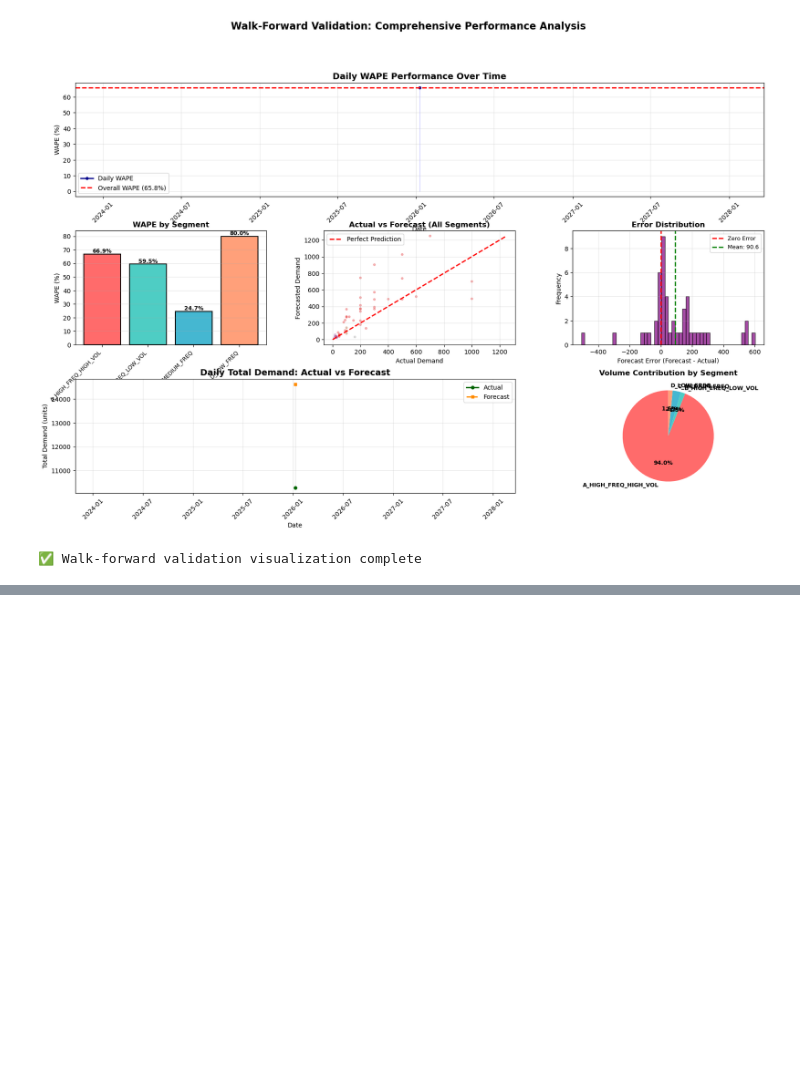
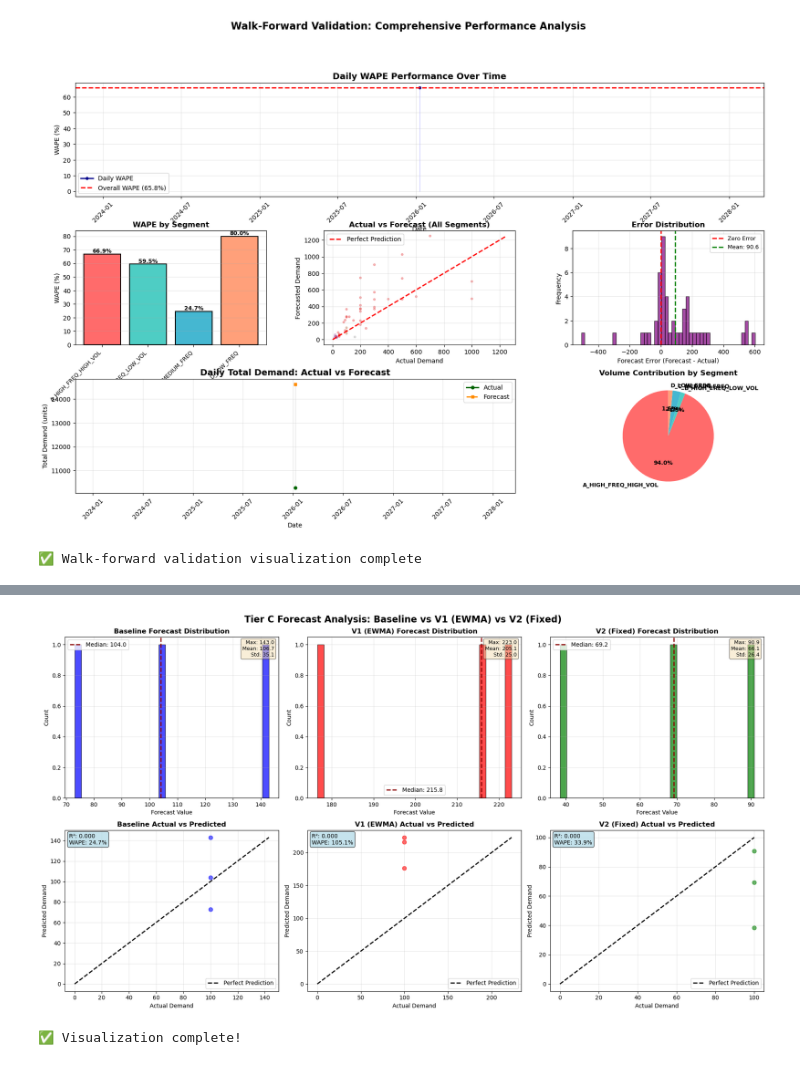
Before and after one commit to meldoyinmyhead/mobai-warehouse-PeekABoo, a Jupyter notebook: ai/notebooks/Forecasting/04_enhanced_forecasting_pipeline.ipynb, the cells around one changed output, grey strips where cells are left out. Saved outputs shown, nothing was run; the diff lists cells and outputs as text; code cells hidden in the pictures; blank space fills up the shorter version.

Commit message:
tier analysis

```diff
--- a/ai/notebooks/Forecasting/04_enhanced_forecasting_pipeline.ipynb
+++ b/ai/notebooks/Forecasting/04_enhanced_forecasting_pipeline.ipynb
@@ -1030,0 +2140,63 @@ print("\n✅ Walk-forward validation visualization complete")
+# %%
+import matplotlib.pyplot as plt
+
+fig, axes = plt.subplots(2, 3, figsize=(18, 10))
+fig.suptitle('Tier C Forecast Analysis: Baseline vs V1 (EWMA) vs V2 (Fixed)', fontsize=16, fontweight='bold')
+
+# Row 1: Forecast distributions
+for idx, (data, name, color) in enumerate([
+    (tier_c_baseline, 'Baseline', 'blue'),
+    (tier_c_v1, 'V1 (EWMA)', 'red'),
+    (tier_c_v2, 'V2 (Fixed)', 'green')
+]):
+    ax = axes[0, idx]
+    ax.hist(data['forecast'], bins=30, color=color, alpha=0.7, edgecolor='black')
+    ax.axvline(data['forecast'].median(), color='darkred', linestyle='--', linewidth=2, label=f'Median: {data["forecast"].median():.1f}')
+    ax.set_title(f'{name} Forecast Distribution', fontweight='bold')
+    ax.set_xlabel('Forecast Value')
+    ax.set_ylabel('Count')
+    ax.legend()
+    ax.grid(alpha=0.3)
+
+    # Add stats text
+    max_val = data['forecast'].max()
+    mean_val = data['forecast'].mean()
+    ax.text(0.98, 0.98, f'Max: {max_val:.1f}\nMean: {mean_val:.1f}\nStd: {data["forecast"].std():.1f}',
+            transform=ax.transAxes, verticalalignment='top', horizontalalignment='right',
+            bbox=dict(boxstyle='round', facecolor='wheat', alpha=0.5), fontsize=9)
+
+# Row 2: Actual vs Predicted scatter plots
+for idx, (data, name, color) in enumerate([
+    (tier_c_baseline, 'Baseline', 'blue'),
+    (tier_c_v1, 'V1 (EWMA)', 'red'),
+    (tier_c_v2, 'V2 (Fixed)', 'green')
+]):
+    ax = axes[1, idx]
+    ax.scatter(data['quantite_demande'], data['forecast'], alpha=0.6, color=color, s=50)
+
+    # Perfect prediction line
+    max_val = max(data['quantite_demande'].max(), data['forecast'].max())
+    ax.plot([0, max_val], [0, max_val], 'k--', linewidth=2, label='Perfect Prediction')
+
+    ax.set_title(f'{name} Actual vs Predicted', fontweight='bold')
+    ax.set_xlabel('Actual Demand')
+    ax.set_ylabel('Predicted Demand')
+    ax.legend()
+    ax.grid(alpha=0.3)
+
+    # Calculate and display R²
+    from sklearn.metrics import r2_score
+    r2 = r2_score(data['quantite_demande'], data['forecast'])
+    wape = np.abs(data['quantite_demande'] - data['forecast']).sum() / data['quantite_demande'].sum()
+
+    ax.text(0.02, 0.98, f'R²: {r2:.3f}\nWAPE: {wape:.1%}',
+            transform=ax.transAxes, verticalalignment='top',
+            bbox=dict(boxstyle='round', facecolor='lightblue', alpha=0.7), fontsize=10)
+
+plt.tight_layout()
+plt.show()
+
+print("✅ Visualization complete!")
+# %% [output]
+[figure, added]
+✅ Visualization complete!
```
Also changed, not shown: parts of 29 cells of this notebook.
